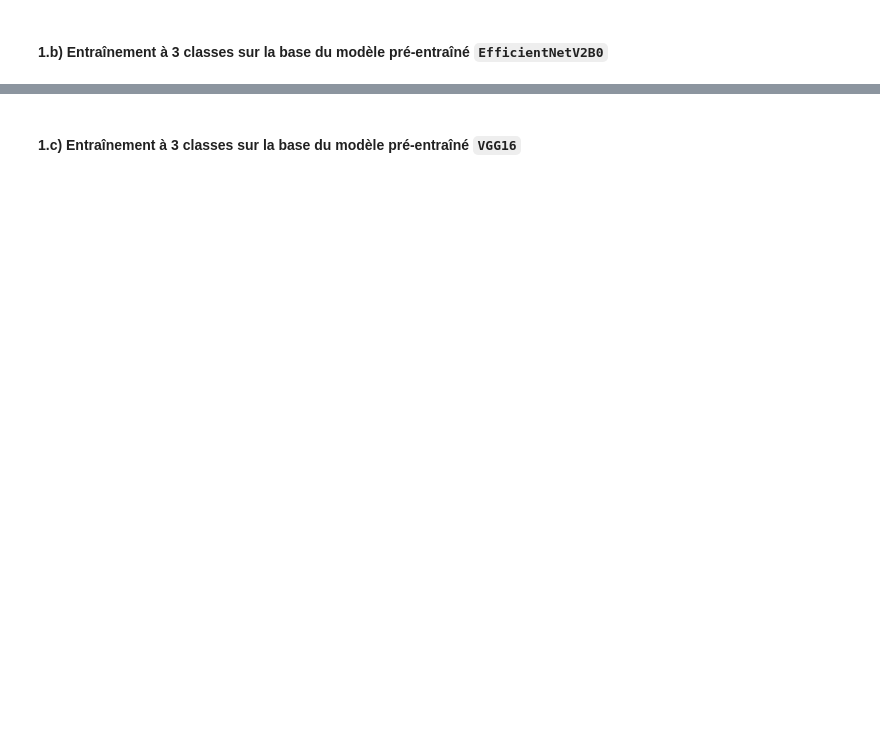
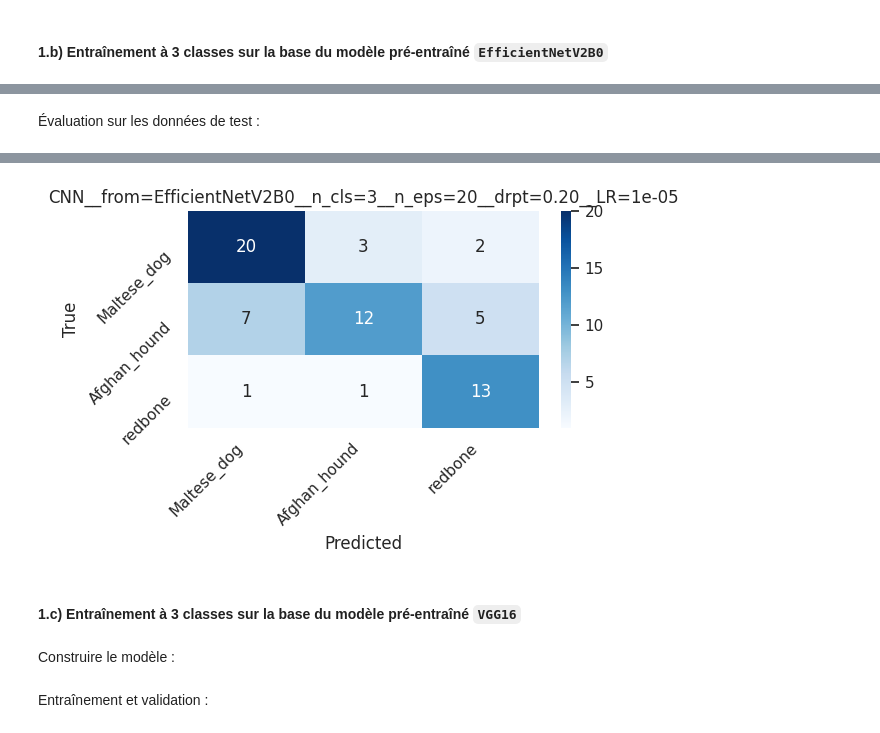
Before and after one commit to kirisakow/oc-dogs-cv-dl, a Jupyter notebook: ISAKOV_Kiril_3_notebook_model_transfer_learning_032026.ipynb, the cells around one changed output, grey strips where cells are left out. Saved outputs shown, nothing was run; the diff lists cells and outputs as text; code cells hidden in the pictures; blank space fills up the shorter version.

```diff
--- a/ISAKOV_Kiril_3_notebook_model_transfer_learning_032026.ipynb
+++ b/ISAKOV_Kiril_3_notebook_model_transfer_learning_032026.ipynb
@@ -271,0 +347,7 @@ plot_confusion_matrix(model, test_seq, test_seq.yset, breed_labels_dict.values()
+# %% [markdown]
+Évaluation sur les données de test :
+# %%
+logr.info(f"Évaluation sur les données de test :")
+logr.info(f"loss, accuracy = {model.evaluate(test_seq)}")
+plot_confusion_matrix(model, test_seq, test_seq.yset, breed_labels_dict.values(), title=f'{experiment_name}')
+# %% [output]
@@ -272,2 +358,3 @@ plot_confusion_matrix(model, test_seq, test_seq.yset, breed_labels_dict.values()
+[figure, added]
 # %% [markdown]
 #### 1.c) Entraînement à 3 classes sur la base du modèle pré-entraîné `VGG16`
@@ -273,0 +372,2 @@ plot_confusion_matrix(model, test_seq, test_seq.yset, breed_labels_dict.values()
+# %% [markdown]
+Construire le modèle :
@@ -273,0 +391,2 @@ plot_confusion_matrix(model, test_seq, test_seq.yset, breed_labels_dict.values()
+# %% [markdown]
+Entraînement et validation :
```
Also changed, not shown: parts of 17 cells of this notebook.
